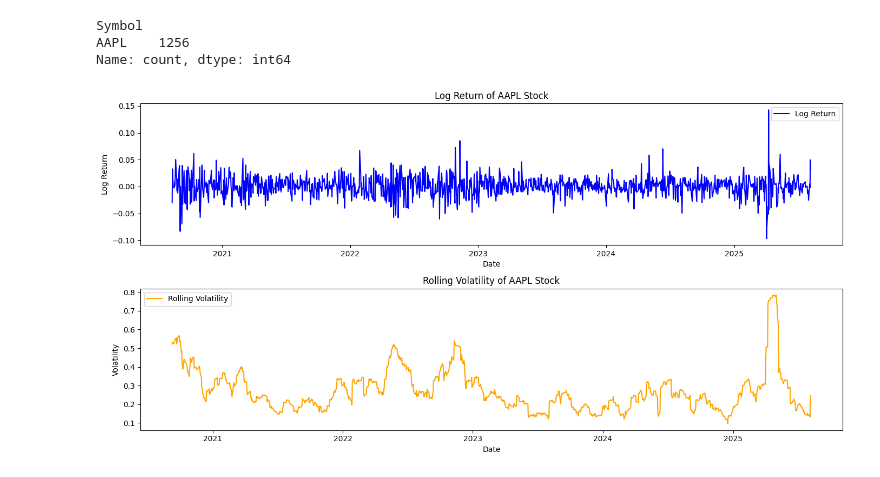
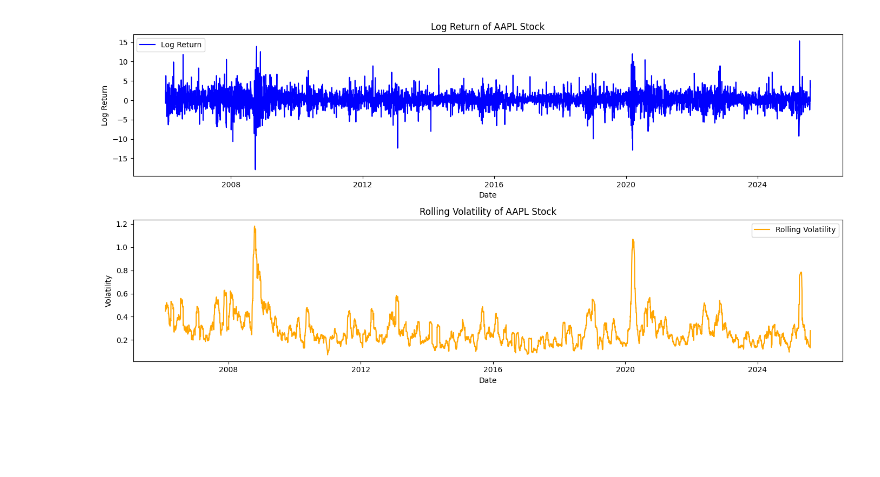
Before and after one commit to Atiksh2708/Volatility-Options-Trading, a Jupyter notebook: data/data_preprocess.ipynb, the cells around one changed output. Cells and saved outputs as stored; diff of their text form; code cells hidden in the pictures; blank space fills up the shorter version.

```diff
--- a/data/data_preprocess.ipynb
+++ b/data/data_preprocess.ipynb
@@ -2,6 +2,9 @@
 import pandas as pd
 import numpy as np
 # %%
-df=pd.read_parquet("AAPL_5y.parquet")
+df=pd.read_parquet("AAPL_20y.parquet")
 # %%
-df.columns
+df.set_index('Date', inplace=True)
+df.sort_index(inplace=True)
+
+df = df[df.index.year != 2005]
@@ -28,34 +11,32 @@ Name: count, Length: 1256, dtype: int64
-# %%
-df['Symbol'].value_counts()
-# %% [output]
-Symbol
-AAPL    1256
-Name: count, dtype: int64
+# %%
+
+df["Date"] = pd.to_datetime(df["Date"], format="%d/%m/%Y")
 # %%
 df.dropna(inplace=True)
 # %%
-df['log_return'] = np.log(df['Close'] / df['Close'].shift(1))
+df['returns'] = 100 * df.Close.pct_change().dropna()
+df['log_return'] = np.log(df['Close'] / df['Close'].shift(1)).dropna()
 # %%
 window = 21  # e.g., 1 month
 df['rolling_vol'] = df['log_return'].rolling(window).std() * np.sqrt(252)
 # %%
 import matplotlib.pyplot as plt
 import seaborn as sns
 
 plt.figure(figsize=(14, 7))
 plt.subplot(2, 1, 1)
-plt.plot(df['Date'],df['log_return'], label='Log Return', color='blue')
+plt.plot(df.index,df['returns'], label='Log Return', color='blue')
 plt.title('Log Return of AAPL Stock')
 plt.xlabel('Date')
 plt.ylabel('Log Return')
 plt.legend()
 plt.subplot(2, 1, 2)
-plt.plot(df['Date'], df['rolling_vol'], label='Rolling Volatility', color='orange')
+plt.plot(df.index, df['rolling_vol'], label='Rolling Volatility', color='orange')
 plt.title('Rolling Volatility of AAPL Stock')
 plt.xlabel('Date')
 plt.ylabel('Volatility')
 plt.legend()
 plt.tight_layout()
 plt.show()
 # %% [output]
-[figure, old version]
+[figure, new version]
```
Also changed, not shown: parts of 4 cells of this notebook, 6 other files.
